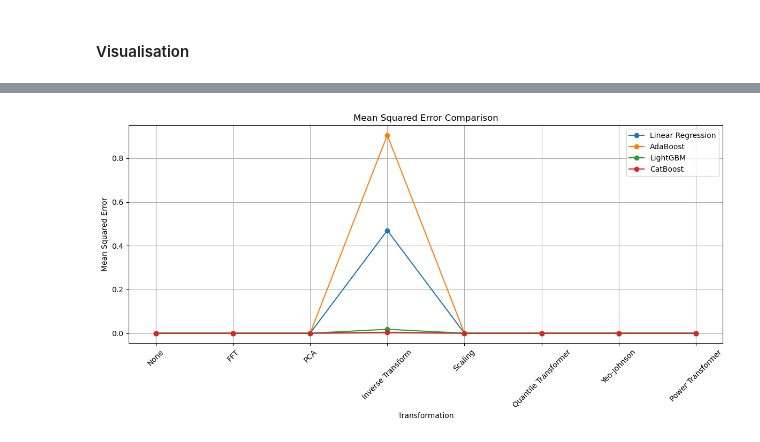
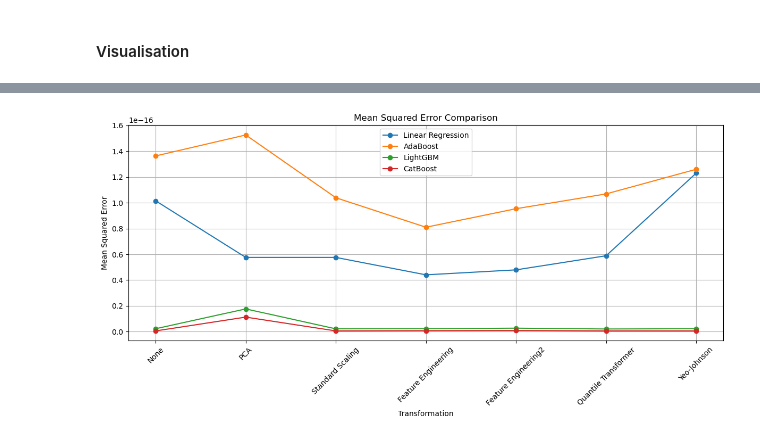
Before and after one commit to sankalp-bhat/DVD-Project-2, a Jupyter notebook: ml_model/aproach2.ipynb, the cells around one changed output, grey strips where cells are left out. Saved outputs shown, nothing was run; the diff lists cells and outputs as text; code cells hidden in the pictures.

```diff
--- a/ml_model/aproach2.ipynb
+++ b/ml_model/aproach2.ipynb
@@ -554,0 +715,6 @@ plot_r2_scores_for_transformation(r2_scores_no_transformation, r2_scores_with_pc
+# %%
+
+mse_lr_ft2, r2_lr_ft2 = train_and_test(LinearRegression(), x_train_new, y_train)
+mse_ada_ft2, r2_ada_ft2 = train_and_test(AdaBoostRegressor(random_state=42), x_train_new, y_train)
+mse_lgb_ft2, r2_lgb_ft2 = train_and_test(lgb.LGBMRegressor(), x_train_new, y_train)
+mse_catboost_ft2, r2_catboost_ft2 = train_and_test(CatBoostRegressor(random_state=42), x_train_new, y_train)
@@ -554,0 +802,15 @@ plot_r2_scores_for_transformation(r2_scores_no_transformation, r2_scores_with_pc
+# %%
+from sklearn.feature_selection import RFE
+from sklearn.linear_model import LinearRegression
+
+# Select 10 features, remove 1 at a time
+selector = RFE(estimator=LinearRegression(), n_features_to_select=15, step=1)
+selector.fit(x, y)
+support = selector.support_
+selected_features = x[:, support]  # Features selected by RFE
+
+# Use selected_features for further modeling
+mse_lr_rfe, r2_lr_rfe = train_and_test(LinearRegression(), selected_features, y)
+mse_ada_rfe, r2_ada_rfe = train_and_test(AdaBoostRegressor(random_state=42), selected_features, y)
+mse_lgb_rfe, r2_lgb_rfe = train_and_test(lgb.LGBMRegressor(), selected_features, y)
+mse_catboost_rfe, r2_catboost_rfe = train_and_test(CatBoostRegressor(random_state=42), selected_features, y)
@@ -787,9 +964,9 @@ Yeo Johnson’s transformations technique can be applied to zero and negative va
 # yeo johnson transformation
 from scipy.stats import yeojohnson
 
-x_yeo = np.zeros_like(x_scaled)
-for i in range(x_scaled.shape[1]):
-    x_yeo[:, i], _ = yeojohnson(x_scaled[:, i])
+x_yeo = np.zeros_like(x)
+for i in range(x.shape[1]):
+    x_yeo[:, i], _ = yeojohnson(x[:, i])
 # %%
 mse_lr_yeo, r2_lr_yeo = train_and_test_linear_reg(x_yeo, y)
 mse_ada_yeo, r2_ada_yeo = train_and_test_adaboost(x_yeo, y)
@@ -924,10 +1037,11 @@ plot_r2_scores_for_transformation(r2_scores_no_transformation, r2_scores_with_po
 # %%
 # Models and transformations
 models = ['Linear Regression', 'AdaBoost', 'LightGBM', 'CatBoost']
-transformations = ['None', 'FFT', 'PCA','Inverse Transform' ,'Scaling','Quantile Transformer', 'Yeo-Johnson', 'Power Transformer']
+transformations = ['None', 'PCA', 'Standard Scaling', 'Feature Engineering' , 'Feature Engineering2','Quantile Transformer', 'Yeo-Johnson']
 
-# R2 scores for each model and transformation
-r2_scores = [r2_scores_no_transformation, r2_scores_with_fft, r2_scores_with_pca, r2_scores_with_inv, r2_scores_with_ss, r2_scores_with_qt, r2_scores_with_yeo, r2_scores_with_powt]
+# R2 scores for all models and transformations
+r2_scores = [r2_scores_no_transformation, r2_scores_with_pca, r2_scores_with_ss, r2_scores_with_feature_engineering, r2_scores_with_feature_engineering2, r2_scores_with_qt, r2_scores_with_yeo]
+mse_scores = [mse_scores_no_transformation, mse_scores_with_pca, mse_scores_with_ss,  mse_scores_with_feature_engineering, mse_scores_with_feature_engineering2, mse_scores_with_qt, mse_scores_with_yeo]
 # %%
 # Plotting R2 scores
 plt.figure(figsize=(12, 6))
@@ -947,19 +1061,17 @@ plt.show()
 # %%
-# MSE scores for each model and transformation
-mse = [mse_scores_no_transformation, mse_scores_with_fft, mse_scores_with_pca, mse_scores_with_inv, mse_scores_with_ss, mse_scores_with_qt, mse_scores_with_yeo, mse_scores_with_powt]
 
 # Plotting MSE scores
 plt.figure(figsize=(12, 6))
 for i, model in enumerate(models):
-    plt.plot(transformations, [scores[i] for scores in mse], marker='o', label=model)
+    plt.plot(transformations, [scores[i] for scores in mse_scores], marker='o', label=model)
 
 plt.title('Mean Squared Error Comparison')
 plt.xlabel('Transformation')
 plt.ylabel('Mean Squared Error')
 plt.xticks(rotation=45)
 plt.legend()
 plt.grid(True)
 plt.tight_layout()
 plt.show()
 # %% [output]
-[figure, old version]
+[figure, new version]
```
Also changed, not shown: parts of 71 cells of this notebook, 4 other files.
